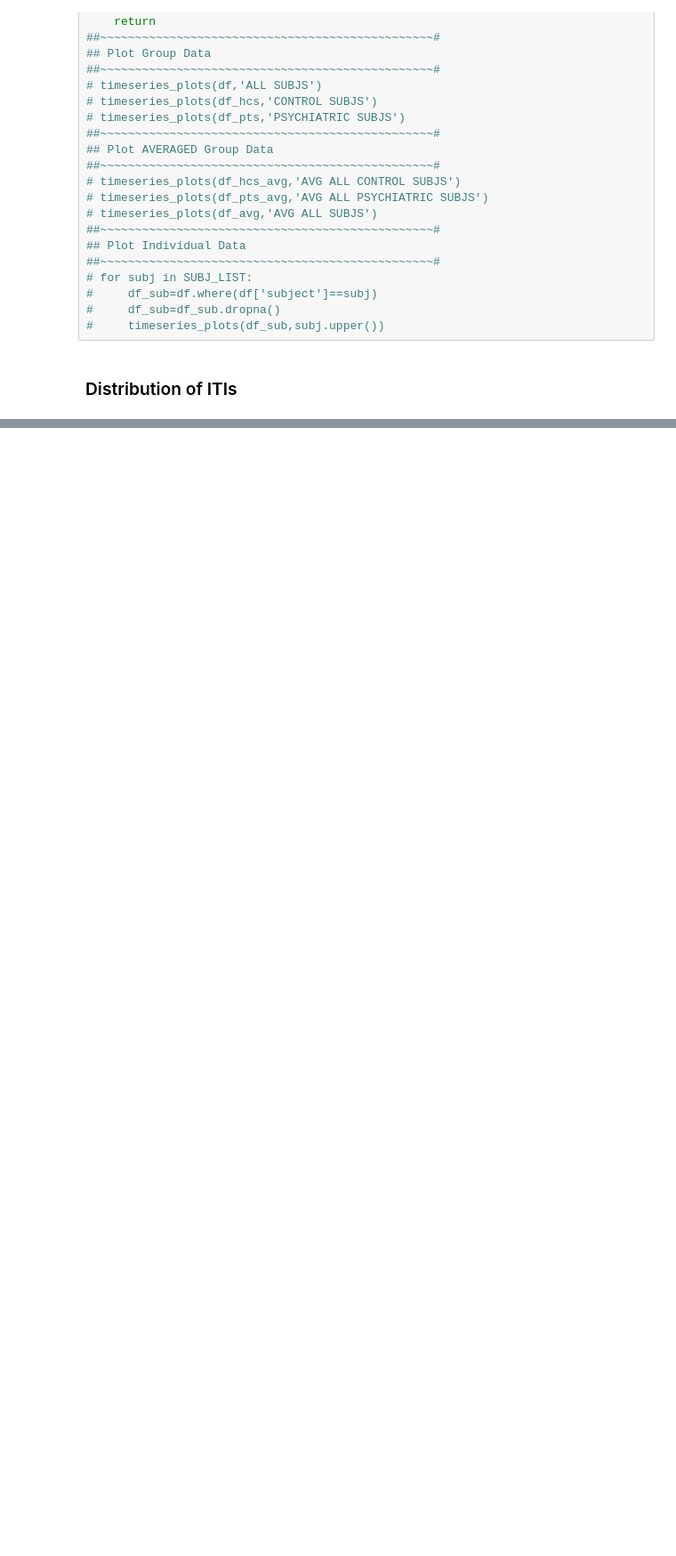
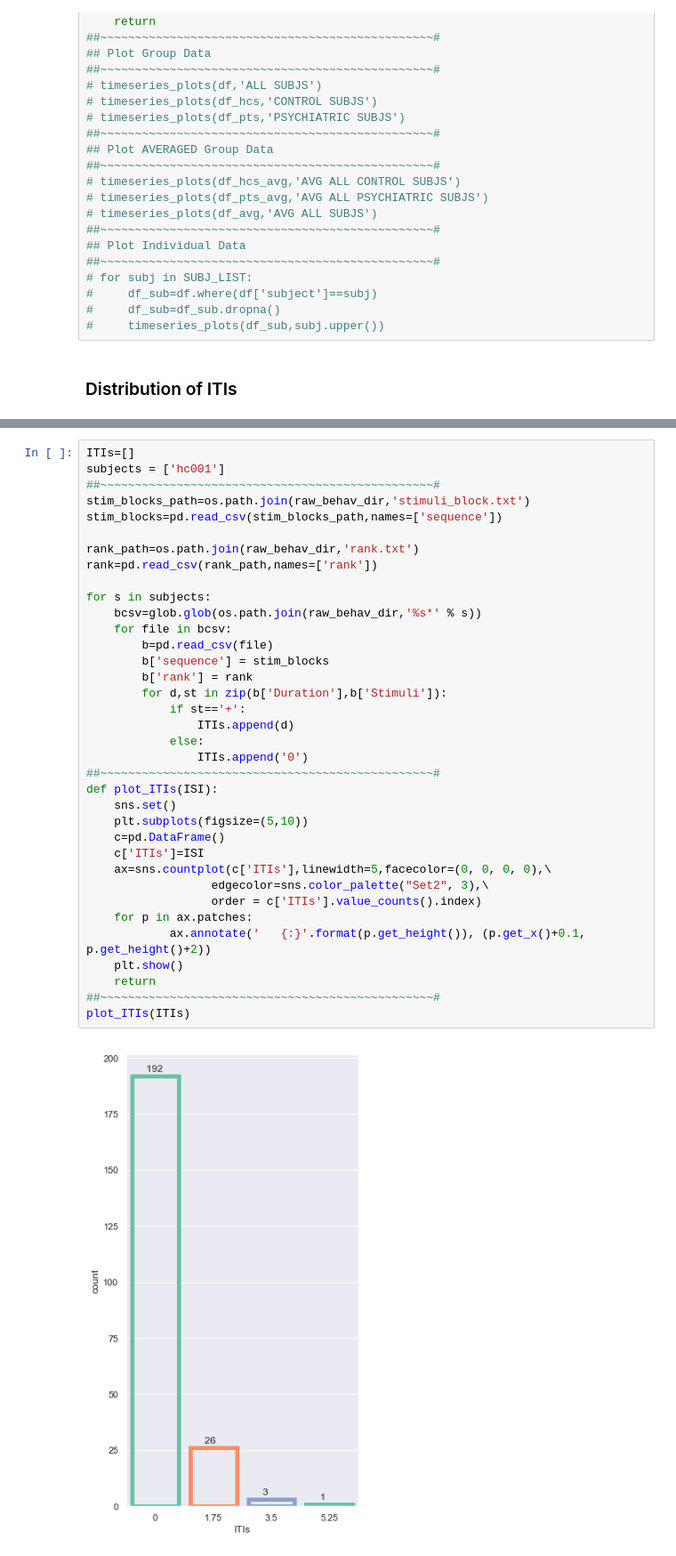
Before and after one commit to hahnemilym/msit_modeling, a Jupyter notebook: ss_rois_probability_dists_regressions-P1.ipynb, the cells around one changed output, grey strips where cells are left out. Shown: that part at 89% size. Saved outputs shown, nothing was run; the diff lists cells and outputs as text; blank space fills up the shorter version.

```diff
--- a/ss_rois_probability_dists_regressions-P1.ipynb
+++ b/ss_rois_probability_dists_regressions-P1.ipynb
@@ -547,0 +469,38 @@ ValueError: Length of values does not match length of index
+# %%
+ITIs=[]
+subjects = ['hc001']
+##~~~~~~~~~~~~~~~~~~~~~~~~~~~~~~~~~~~~~~~~~~~~~~~~#
+stim_blocks_path=os.path.join(raw_behav_dir,'stimuli_block.txt')
+stim_blocks=pd.read_csv(stim_blocks_path,names=['sequence'])
+
+rank_path=os.path.join(raw_behav_dir,'rank.txt')
+rank=pd.read_csv(rank_path,names=['rank'])
+
+for s in subjects:
+    bcsv=glob.glob(os.path.join(raw_behav_dir,'%s*' % s))
+    for file in bcsv:
+        b=pd.read_csv(file)
+        b['sequence'] = stim_blocks
+        b['rank'] = rank
+        for d,st in zip(b['Duration'],b['Stimuli']):
+            if st=='+':
+                ITIs.append(d)
+            else:
+                ITIs.append('0')
+##~~~~~~~~~~~~~~~~~~~~~~~~~~~~~~~~~~~~~~~~~~~~~~~~#
+def plot_ITIs(ISI):
+    sns.set()
+    plt.subplots(figsize=(5,10))
+    c=pd.DataFrame()
+    c['ITIs']=ISI
+    ax=sns.countplot(c['ITIs'],linewidth=5,facecolor=(0, 0, 0, 0),\
+                  edgecolor=sns.color_palette("Set2", 3),\
+                  order = c['ITIs'].value_counts().index)
+    for p in ax.patches:
+            ax.annotate('   {:}'.format(p.get_height()), (p.get_x()+0.1, p.get_height()+2))
+    plt.show()
+    return
+##~~~~~~~~~~~~~~~~~~~~~~~~~~~~~~~~~~~~~~~~~~~~~~~~#
+plot_ITIs(ITIs)
+# %% [output]
+[figure, added]
```
Also changed, not shown: parts of 2 cells of this notebook.
